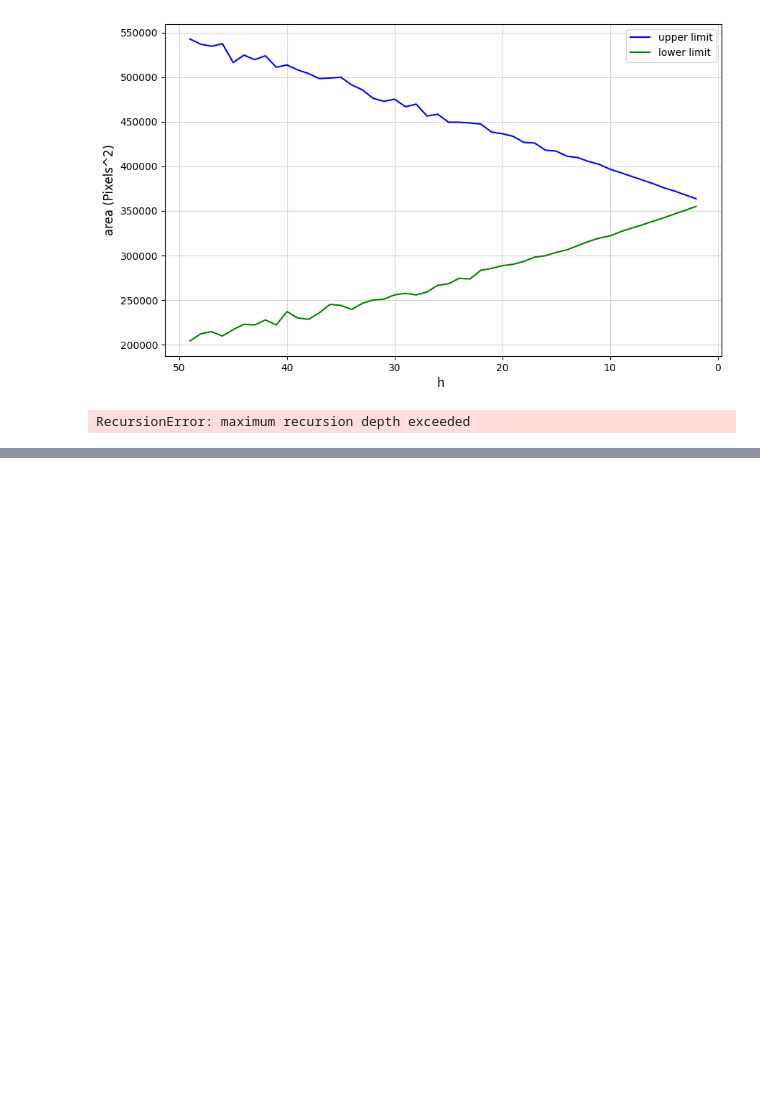
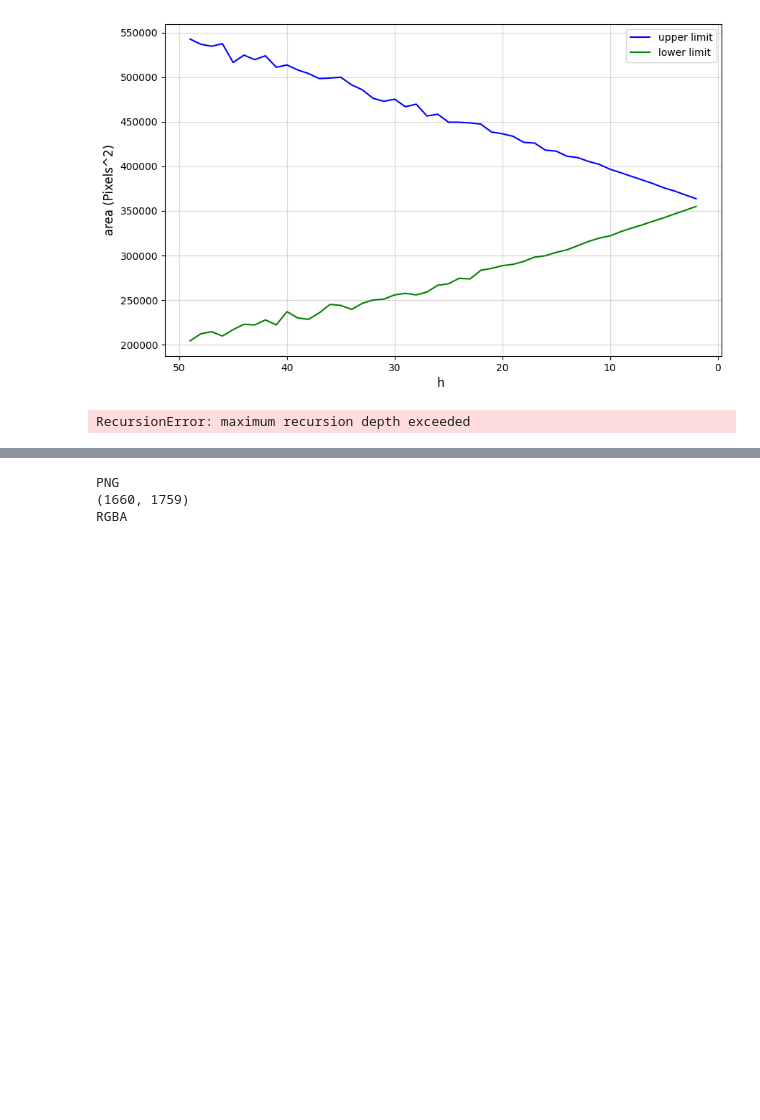
Before and after one commit to Chepados/ALN_practica_2, a Jupyter notebook: area_figura.ipynb, the cells around one changed output, grey strips where cells are left out. Saved outputs shown, nothing was run; the diff lists cells and outputs as text; code cells hidden in the pictures; blank space fills up the shorter version.

```diff
--- a/area_figura.ipynb
+++ b/area_figura.ipynb
@@ -511,0 +565,13 @@ RecursionError: maximum recursion depth exceeded
+# %%
+print(image.format)
+print(image.size)
+print(image.mode) # RGBA, A, alpha, canal transparencia del pixel
+# %% [output]
+PNG
+(1660, 1759)
+RGBA
+# %%
+alpha = image.getchannel("A")  #extrae el canal alfa
+display(alpha)
+# %% [output]
+[figure, added]
```
Also changed, not shown: parts of 21 cells of this notebook, 2 other files.
